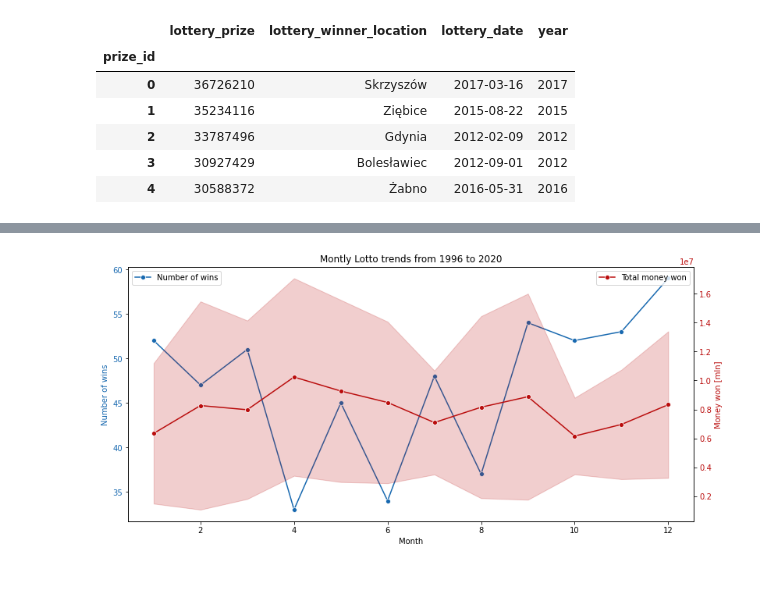
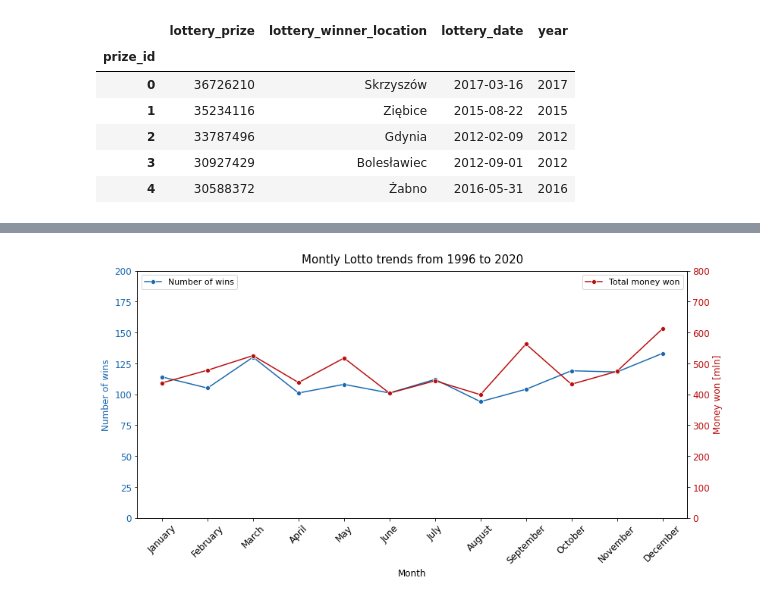
Before and after one commit to piotrsoczewka/Lotto, a Jupyter notebook: Data import and analysis.ipynb, the cells around one changed output, grey strips where cells are left out. Cells and saved outputs as stored; diff of their text form; code cells hidden in the pictures.

```diff
--- a/Data import and analysis.ipynb
+++ b/Data import and analysis.ipynb
@@ -229,24 +209,24 @@ plt.show()
-# %%
-fig, ax = plt.subplots()
-fig.set_size_inches([13, 6])
-ax.set_title('Montly Lotto trends from 1996 to 2020')
-ax.set_xlabel('Month')
-ax.set_ylabel('Number of wins', color='#1869B0')
-# ax.set_ylim(90,140)
-ax.tick_params(axis='y', labelcolor="#1869B0")
-sns.lineplot(x='month', y='lottery_prize', data=lottery_data_big, estimator='count', ci=None,
-             marker='o', color='#1869B0')
-ax.legend(['Number of wins'], loc=2)
-
-ax2 = ax.twinx()
-ax2.set_ylabel('Money won [mln]', color='#BA0D0D')
-# ax2.set_yticks(list(range(400000000, 600000001, 50000000)))
-# ax2.set_yticklabels(list(range(400, 601, 50)))
-# ax2.set_ylim(350000000,650000000)
-ax2.tick_params(axis='y', labelcolor="#BA0D0D")
-sns.lineplot(x='month', y='lottery_prize', data=lottery_data_big, estimator=np.mean, ci='sd',
-             marker='o', color='#BA0D0D')
-ax2.legend(['Total money won'], loc=1)
-plt.show()
-# %% [output]
-[figure, removed]
+# %%
+fig, ax = plt.subplots()
+fig.set_size_inches([13, 6])
+ax = sns.lineplot(x='month', y='lottery_prize', data=lottery_data, estimator='count', ci=None,
+             marker='o', color='#1869B0')
+ax.set_title('Montly Lotto trends from 1996 to 2020', fontsize=15, pad=10)
+ax.set_xlabel('Month', fontsize=12)
+ax.set_xticks(lottery_data['month'].unique())
+ax.set_xticklabels(lottery_data['month_name'].unique(), rotation=45, fontsize=12)
+ax.set_ylabel('Number of wins', color='#1869B0', fontsize=12)
+ax.set_ylim(0,200)
+ax.set_yticklabels(ax.get_yticks().astype(int), color='#1869B0', fontsize=12)
+ax.legend(['Number of wins'], loc=2, fontsize=11)
+
+ax2 = ax.twinx()
+ax2 = sns.lineplot(x='month', y='lottery_prize', data=lottery_data, estimator=sum, ci=None,
+             marker='o', color='#BA0D0D')
+ax2.set_ylabel('Money won [mln]', color='#BA0D0D', fontsize=12)
+ax2.set_ylim(0, 800000000)
+ax2.set_yticklabels(list(range(0, 801, 100)), color='#BA0D0D', fontsize=12)
+ax2.legend(['Total money won'], loc=1, fontsize=11)
+plt.show()
+# %% [output]
+[figure, added]
```
Also changed, not shown: parts of 35 cells of this notebook.
